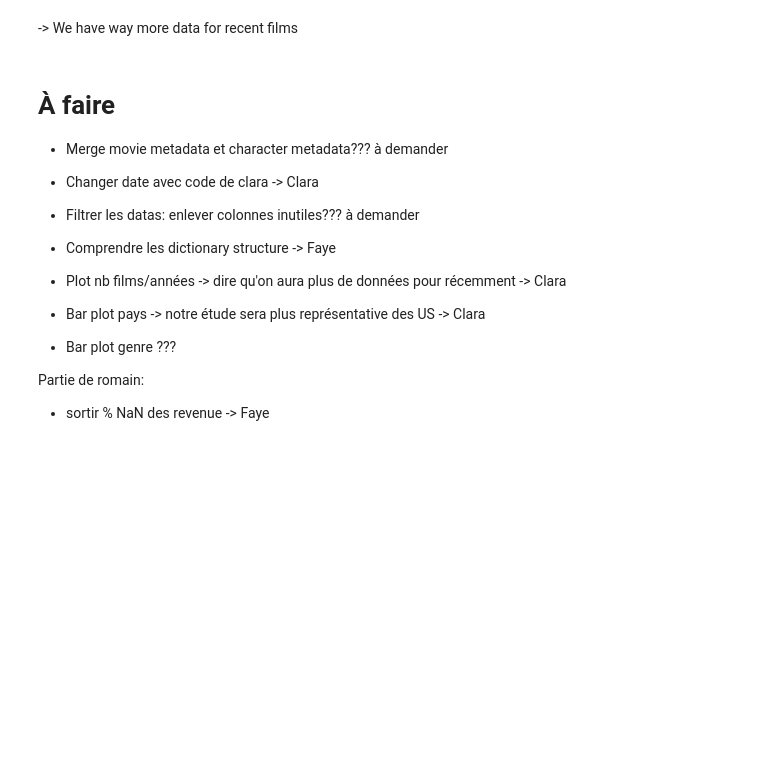
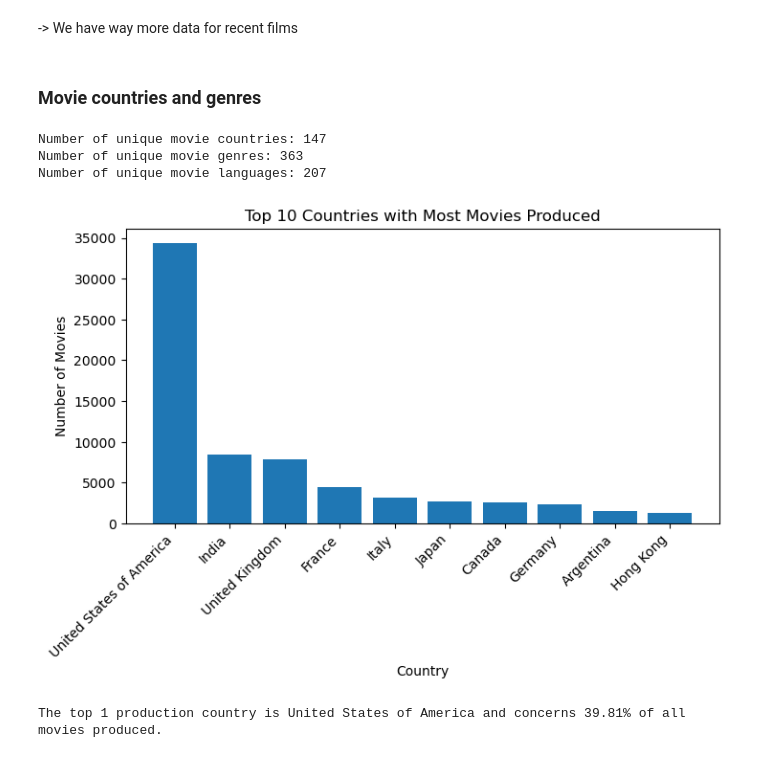
Before and after one commit to epfl-ada/ada-2023-project-workingteam2023, a Jupyter notebook: exploration/main.ipynb, the cells around one changed output. Saved outputs shown, nothing was run; the diff lists cells and outputs as text; code cells hidden in the pictures; blank space fills up the shorter version.

Commit message:
main: dictionnary structures + plots

```diff
--- a/exploration/main.ipynb
+++ b/exploration/main.ipynb
@@ -215,0 +247,10 @@ all_movies.head(10)
+# %%
+all_movies['Movie countries'] = all_movies['Movie countries'].apply(ast.literal_eval)
+all_movies['Movie genres'] = all_movies['Movie genres'].apply(ast.literal_eval)
+all_movies['Movie languages'] = all_movies['Movie languages'].apply(ast.literal_eval)
+print(all_movies['Movie countries'].iloc[0])
+print(type(all_movies['Movie countries'].iloc[0]))
+print(all_movies['Movie genres'].iloc[0])
+print(type(all_movies['Movie genres'].iloc[0]))
+print(all_movies['Movie languages'].iloc[0])
+print(type(all_movies['Movie languages'].iloc[0]))
@@ -293,19 +341,5 @@ plt.show()
 [figure]
 # %% [markdown]
 -> We have way more data for recent films
-# %% [markdown]
-# À faire
-
- - Merge movie metadata et character metadata??? à demander
- - Changer date avec code de clara -> Clara
- - Filtrer les datas: enlever colonnes inutiles??? à demander
- - Comprendre les dictionary structure -> Faye
-
-
- - Plot nb films/années -> dire qu'on aura plus de données pour récemment -> Clara
- - Bar plot pays -> notre étude sera plus représentative des US -> Clara
- - Bar plot genre ???
-
-
-Partie de romain:
- - sortir % NaN des revenue -> Faye
+# %% [markdown]
+### Movie countries and genres
@@ -311,0 +359,45 @@ Partie de romain:
+# %%
+# Print number of unique movie countries, genres and languages
+
+unique_countries_list = extract_unique_values(all_movies, 'Movie countries')
+unique_genres_list = extract_unique_values(all_movies, 'Movie genres')
+unique_languages_list = extract_unique_values(all_movies, 'Movie languages')
+
+print('Number of unique movie countries:', len(unique_countries_list))
+print('Number of unique movie genres:', len(unique_genres_list))
+print('Number of unique movie languages:', len(unique_languages_list))
+# %% [output]
+Number of unique movie countries: 147
+Number of unique movie genres: 363
+Number of unique movie languages: 207
+# %%
+# Compute a box plot of top 10 countries with most movies produced
+# Flatten the countries and count the occurrences
+country_counts = {}
+
+for country_dict in all_movies['Movie countries']:
+    for country in country_dict.values():
+        country_counts[country] = country_counts.get(country, 0) + 1
+
+# Get the top 10 countries
+top_countries = sorted(country_counts.items(), key=lambda x: x[1], reverse=True)[:10]
+
+# Create a new DataFrame with the top countries
+top_countries_df = pd.DataFrame(top_countries, columns=['Country', 'Count'])
+
+# Bar plot
+plt.figure(figsize=(8, 4))
+plt.bar(top_countries_df['Country'], top_countries_df['Count'])
+plt.xlabel('Country')
+plt.ylabel('Number of Movies')
+plt.title('Top 10 Countries with Most Movies Produced')
+plt.xticks(rotation=45, ha='right')
+plt.show()
+
+# Print the top 1 country and its percentage
+top_1_country = top_countries_df['Country'].iloc[0]
+percentage = country_counts[top_1_country] / sum(country_counts.values()) * 100
+print(f'The top 1 production country is {top_1_country} and concerns {percentage:.2f}% of all movies produced.')
+# %% [output]
+[figure, added]
+The top 1 production country is United States of America and concerns 39.81% of all movies produced.
```
Also changed, not shown: parts of 21 cells of this notebook.
